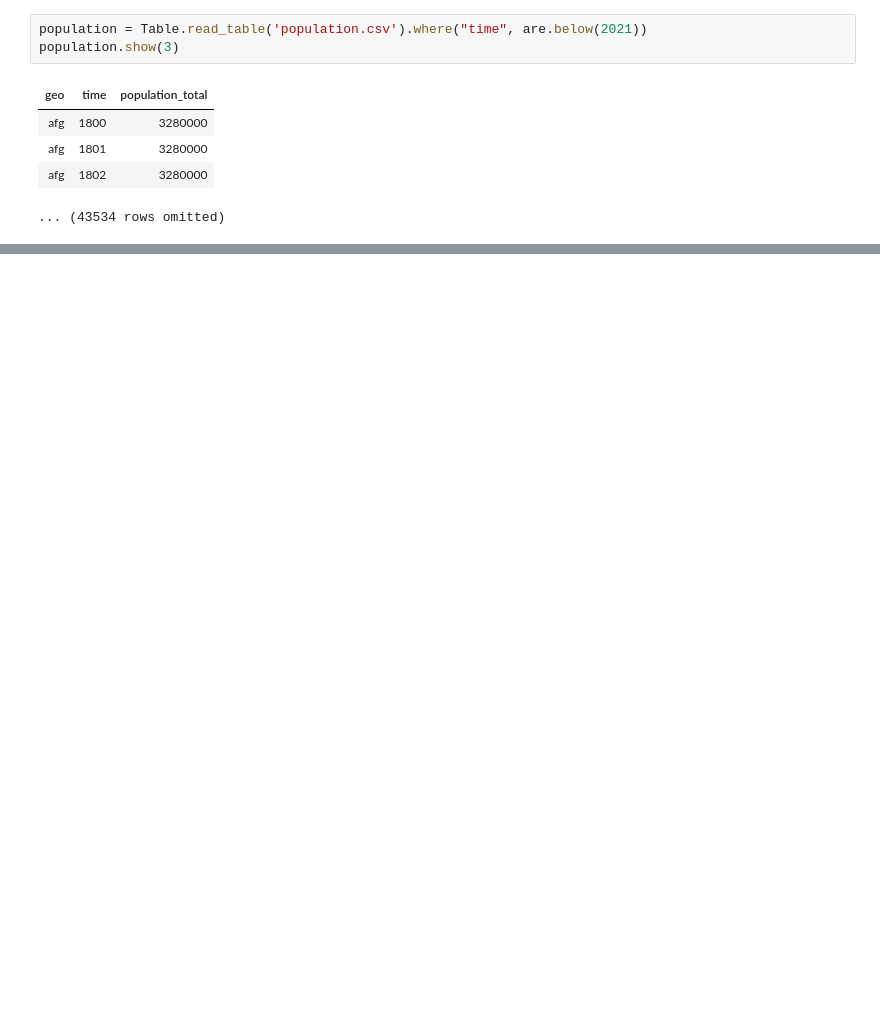
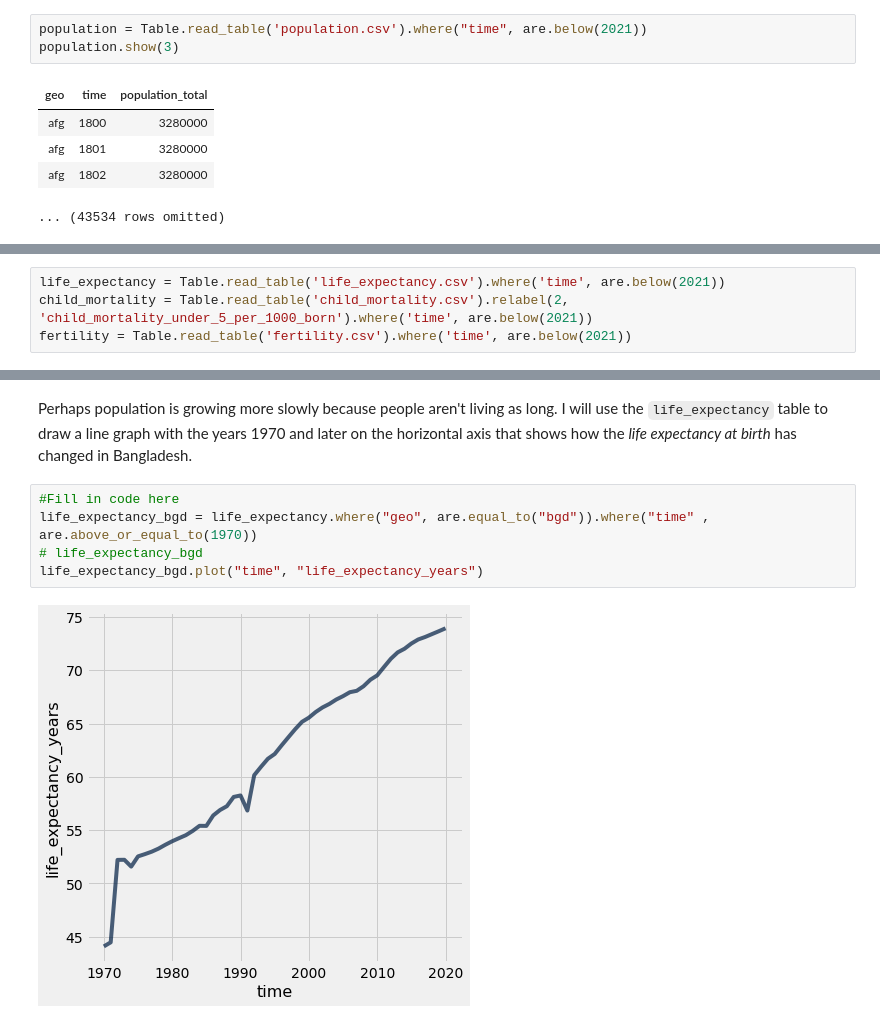
Before and after one commit to micahelinor/Data_Science, a Jupyter notebook: Projects/World_Progress/World_Progress.ipynb, the cells around one changed output, grey strips where cells are left out. Saved outputs shown, nothing was run; the diff lists cells and outputs as text; blank space fills up the shorter version.

```diff
--- a/Projects/World_Progress/World_Progress.ipynb
+++ b/Projects/World_Progress/World_Progress.ipynb
@@ -50,0 +130,4 @@ population.show(3)
+# %%
+life_expectancy = Table.read_table('life_expectancy.csv').where('time', are.below(2021))
+child_mortality = Table.read_table('child_mortality.csv').relabel(2, 'child_mortality_under_5_per_1000_born').where('time', are.below(2021))
+fertility = Table.read_table('fertility.csv').where('time', are.below(2021))
@@ -50,0 +162,9 @@ population.show(3)
+# %% [markdown]
+Perhaps population is growing more slowly because people aren't living as long. I will use the `life_expectancy` table to draw a line graph with the years 1970 and later on the horizontal axis that shows how the *life expectancy at birth* has changed in Bangladesh.
+# %%
+#Fill in code here
+life_expectancy_bgd = life_expectancy.where("geo", are.equal_to("bgd")).where("time" , are.above_or_equal_to(1970))
+# life_expectancy_bgd
+life_expectancy_bgd.plot("time", "life_expectancy_years")
+# %% [output]
+[figure, added]
```
Also changed, not shown: parts of 25 cells of this notebook.
